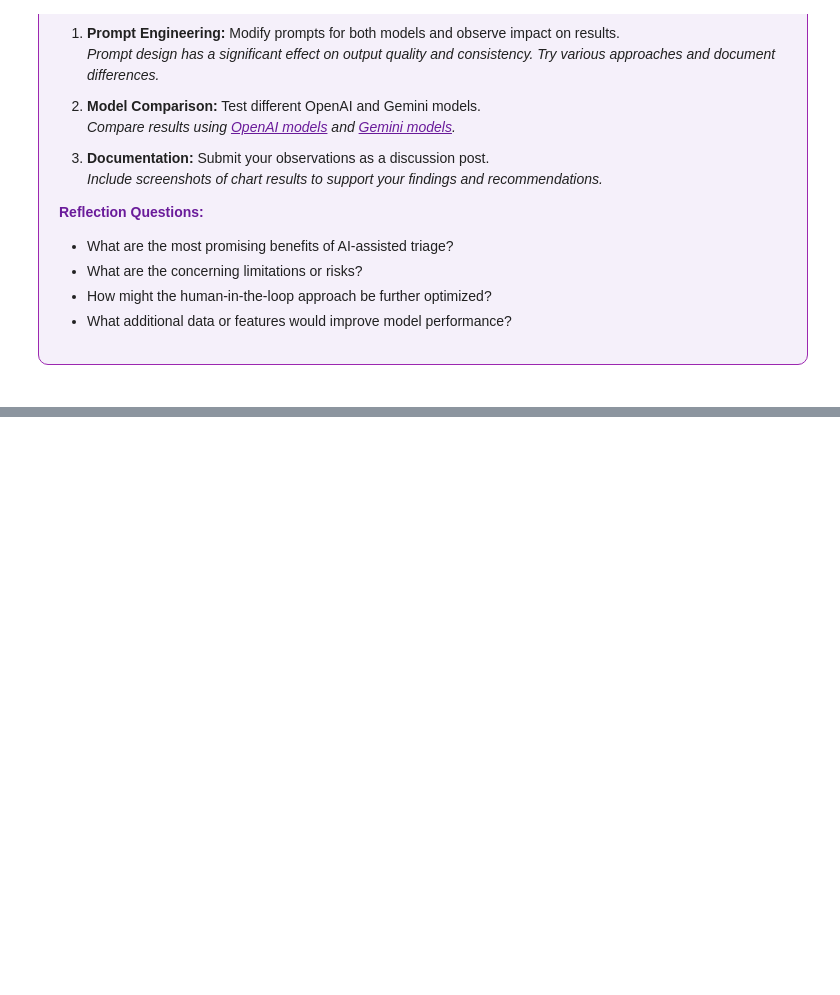
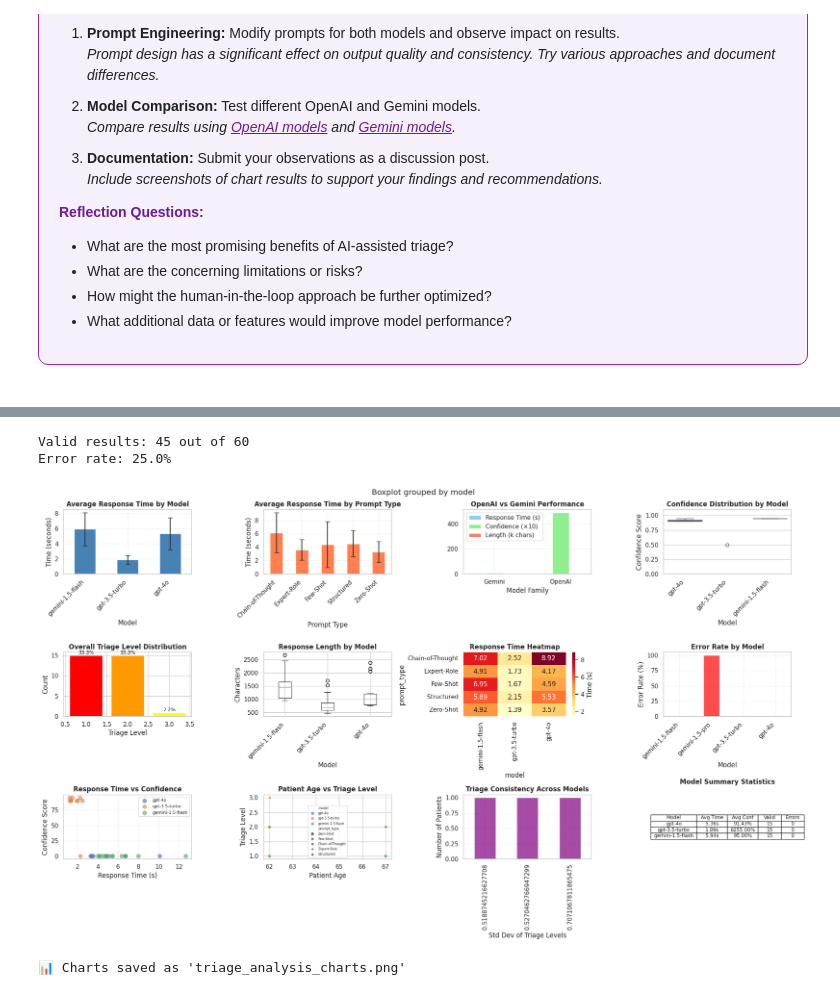
Before and after one commit to lambdabypi/AppliedGenAIIE5374, a Jupyter notebook: M4_Lab1_GenAI_Triage.ipynb, the cells around one changed output, grey strips where cells are left out. Drawn from its saved outputs; the diff is of its cells as text; code cells hidden in the pictures; blank space fills up the shorter version.

```diff
--- a/M4_Lab1_GenAI_Triage.ipynb
+++ b/M4_Lab1_GenAI_Triage.ipynb
@@ -1810,5 +1821,5 @@ KeyboardInterrupt:
 # %%
-results_df = pd.read_csv('triage_experiment_results_20250922_195722.csv')
+results_df = pd.read_csv(filename)
 
 print("Data loaded successfully!")
 print(f"Total records: {len(results_df)}")
@@ -1846,7 +1875,16 @@ valid_results = results_df[results_df['error'].isna()].copy()
 
 print(f"\nValid results: {len(valid_results)} out of {len(results_df)}")
 print(f"Error rate: {(len(results_df) - len(valid_results)) / len(results_df) * 100:.1f}%")
+# %% [output]
+Valid results: 45 out of 60
+Error rate: 25.0%
 # %%
+# First, ensure all numeric columns are properly converted
+numeric_columns = ['response_time', 'confidence', 'triage_level', 'response_length', 'patient_age']
+for col in numeric_columns:
+    if col in valid_results.columns:
+        valid_results[col] = pd.to_numeric(valid_results[col], errors='coerce')
+
 # Create comprehensive visualization
 fig = plt.figure(figsize=(20, 12))
 fig.suptitle('Medical Triage LLM Experiment Results', fontsize=20, fontweight='bold')
@@ -1985,33 +2023,36 @@ ax12 = plt.subplot(3, 4, 12)
 ax12.axis('tight')
 ax12.axis('off')
 
 # Create summary statistics
 summary_stats = []
 for model in valid_results['model'].unique():
     model_data = valid_results[valid_results['model'] == model]
     summary_stats.append([
         model,
         f"{model_data['response_time'].mean():.2f}s",
         f"{model_data['confidence'].mean():.2%}" if model_data['confidence'].notna().any() else "N/A",
         f"{len(model_data)}",
         f"{results_df[results_df['model']==model]['error'].notna().sum()}"
     ])
 
 table = ax12.table(cellText=summary_stats,
                   colLabels=['Model', 'Avg Time', 'Avg Conf', 'Valid', 'Errors'],
                   cellLoc='center',
                   loc='center',
                   colWidths=[0.3, 0.2, 0.2, 0.15, 0.15])
 table.auto_set_font_size(False)
 table.set_fontsize(9)
 table.scale(1.2, 1.5)
 ax12.set_title('Model Summary Statistics', fontsize=12, fontweight='bold', pad=20)
 
 plt.tight_layout()
 plt.savefig('triage_analysis_charts.png', dpi=150, bbox_inches='tight')
 plt.show()
 
 print("\n📊 Charts saved as 'triage_analysis_charts.png'")
+# %% [output]
+[figure, added]
+📊 Charts saved as 'triage_analysis_charts.png'
 # %%
 # Create prompt-specific analysis
 fig, axes = plt.subplots(2, 3, figsize=(18, 10))
```
Also changed, not shown: parts of 5 cells of this notebook.
